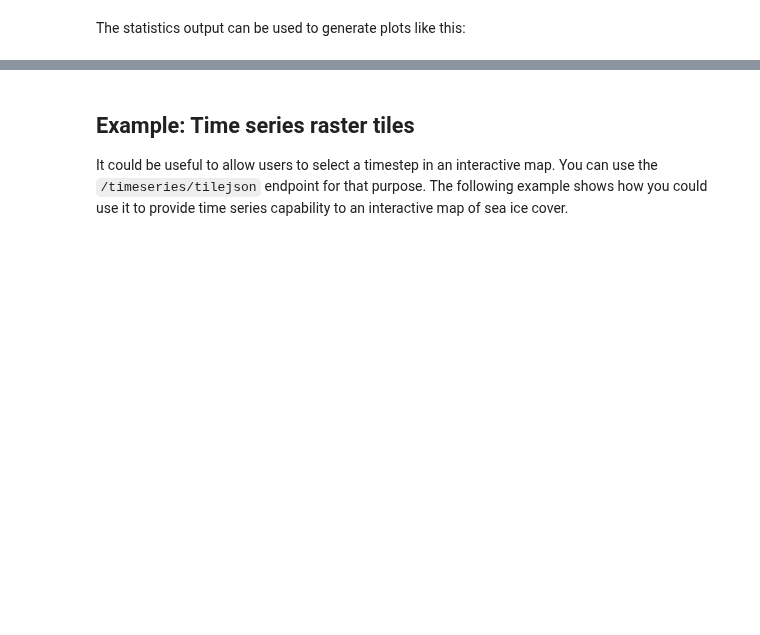
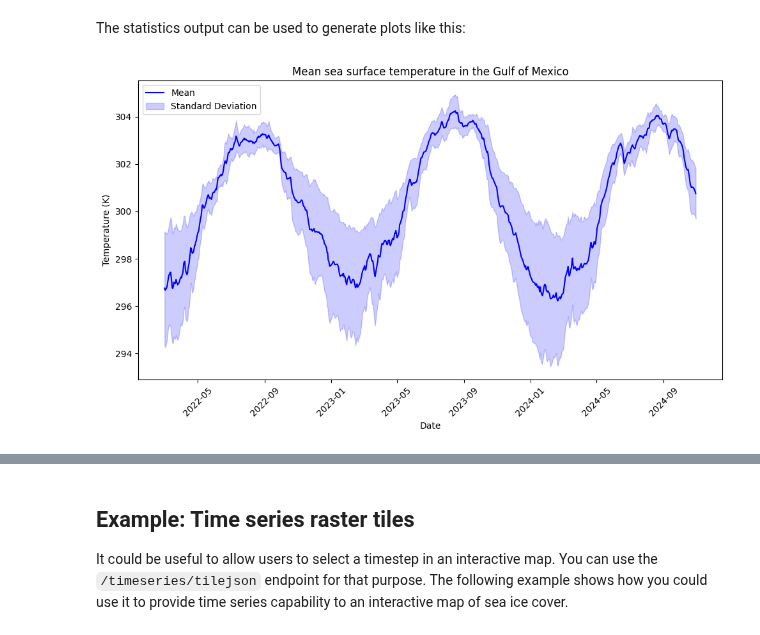
Before and after one commit to developmentseed/titiler-cmr, a Jupyter notebook: docs/examples/time_series_example.ipynb, the cells around one changed output, grey strips where cells are left out. Drawn from its saved outputs; the diff is of its cells as text; code cells hidden in the pictures; blank space fills up the shorter version.

```diff
--- a/docs/examples/time_series_example.ipynb
+++ b/docs/examples/time_series_example.ipynb
@@ -230,32 +332,35 @@ data = response["properties"]["statistics"]
 dates = []
 means = []
 stds = []
 
 for date_str, values in data.items():
+    stats = list(values.values())[0]
     dates.append(datetime.fromisoformat(date_str))
-    means.append(values["analysed_sst"]["mean"])
-    stds.append(values["analysed_sst"]["std"])
+    means.append(stats["mean"])
+    stds.append(stats["std"])
 
 plt.figure(figsize=(10, 6))
 
 plt.plot(dates, means, "b-", label="Mean")
 
 plt.fill_between(
     dates,
     np.array(means) - np.array(stds),
     np.array(means) + np.array(stds),
     alpha=0.2,
     color="b",
     label="Standard Deviation",
 )
 
 plt.xlabel("Date")
 plt.ylabel("Temperature (K)")
 plt.title("Mean sea surface temperature in the Gulf of Mexico")
 plt.legend()
 
 plt.xticks(rotation=45)
 
 plt.tight_layout()
 
 plt.show()
+# %% [output]
+[figure, added]
```
Also changed, not shown: parts of 12 cells of this notebook, 1 other file.
